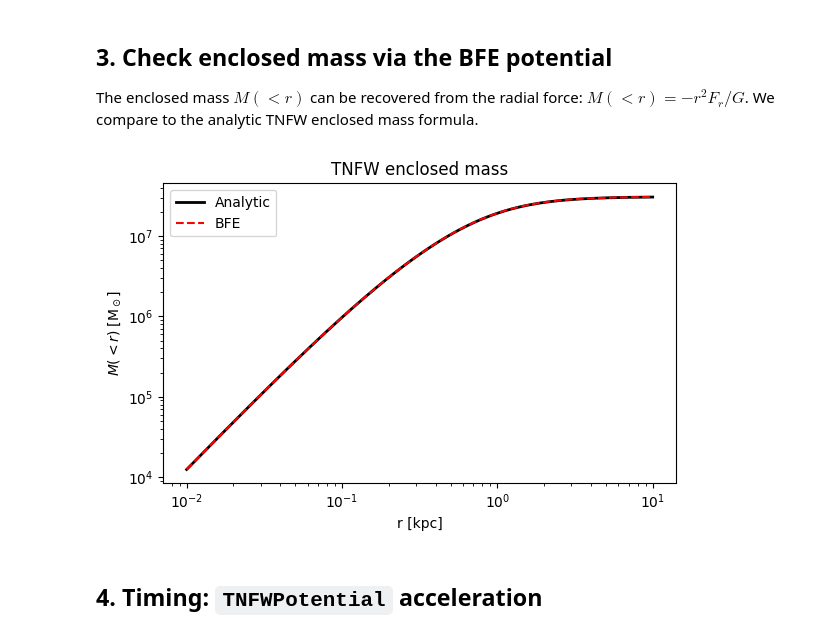
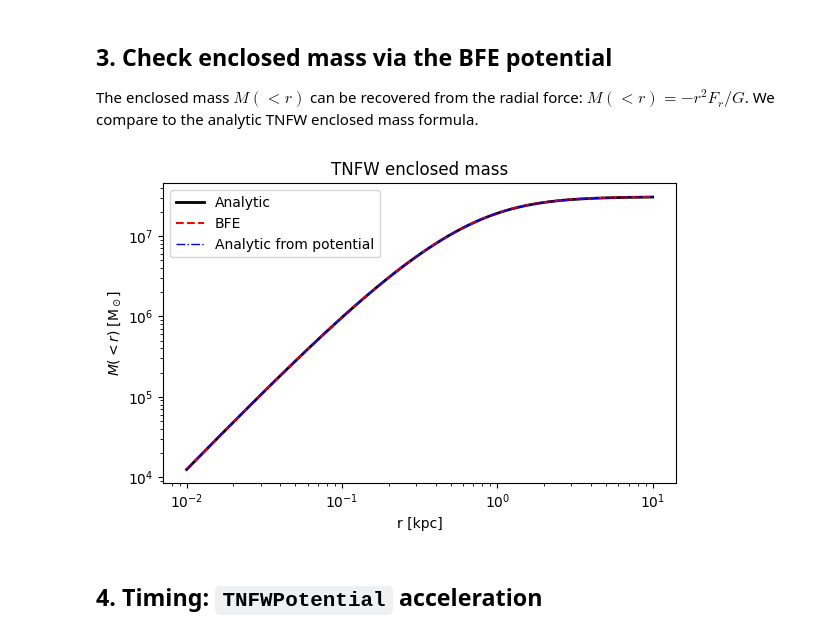
Before and after one commit to jnibauer/streamsculptor, a Jupyter notebook: streamsculptor/examples/tnfw_example.ipynb, the cells around one changed output. Cells and saved outputs as stored; diff of their text form; code cells hidden in the pictures.

Commit message:
tnfw example with analytic form

```diff
--- a/streamsculptor/examples/tnfw_example.ipynb
+++ b/streamsculptor/examples/tnfw_example.ipynb
@@ -65,7 +66,6 @@ Phi at [0.5 0.  0. ]: -4.298080e-05
 from streamsculptor.tnfw import _nfw_params_from_infall, _tidally_evolved_nfw_params
 
 rhos, rs, ft, rt = _tidally_evolved_nfw_params(1e8, 15.0, 1.0, 0.3)
-rhos, rs, ft, rt = float(rhos), float(rs), float(ft), float(rt)
 print(f"rhos={rhos:.3e} Msun/kpc^3,  rs={rs:.3f} kpc,  ft={ft:.3f},  rt={rt:.3f} kpc")
 
 def tnfw_density_analytic(r):
@@ -99,3 +99,40 @@ plt.show()
 # %% [output]
 rhos=4.955e+07 Msun/kpc^3,  rs=0.444 kpc,  ft=0.927,  rt=1.035 kpc
 [figure]
+# %%
+# I did not realize this, but the tnfw actually has a closed form potential!
+# TODO: implement! For now, we can check the autodiff density against the analytic form and the BFE
+def tnfw_potential(xyz, rhos, rs, ft, rt, G=usys.G):
+    """
+    Analytic 3D gravitational potential of the truncated NFW profile (Baltz+2009).
+    """
+    r = jnp.linalg.norm(xyz)
+    # Prevent 1/0 NaN generation during autodiff at the exact core
+    r = jnp.clip(r, a_min=1e-10)
+
+    tau = rt / rs
+    t2  = tau ** 2
+    t2_m1 = t2 - 1
+    t2_p1 = t2 + 1
+
+    # The M0 = 4 * pi * rhos * ft * rs**3 mass definition,
+    # divided by rs for the potential, combined with the global denominator
+    prefactor = G * 4 * jnp.pi * rhos * ft * rs ** 2 * t2 / (t2_p1 ** 2)
+
+    # The constant term ensures Phi -> 0 as r -> infinity
+    term1 = jnp.pi * t2_m1 / (2 * tau) - jnp.log(t2)
+
+    term3 = (2 - t2_m1 * rs / r) * jnp.log(1 + r / rs)
+    term4 = (t2_m1 * rs / (2 * r) - 1) * jnp.log(1 + (r / rt) ** 2)
+    term5 = -(t2_m1 / tau + 2 * rt / r) * jnp.arctan(r / rt)
+
+    return prefactor * (term1 + term3 + term4 + term5)
+
+def tnfw_density_autodiff(r_val):
+    xyz = jnp.array([r_val, 0.0, 0.0])
+
+
+    hessian_matrix = jax.hessian(tnfw_potential, argnums=0)(xyz, rhos, rs, ft, rt, usys.G)
+
+    laplacian = jnp.trace(hessian_matrix)
+    return laplacian / (4 * jnp.pi * usys.G)
@@ -109,34 +176,41 @@ G = ssc.usys.G  # kpc^3 / (Msun Myr^2)
 
 def enclosed_mass_bfe(r):
     xyz = jnp.array([r, 0., 0.])
     Fr = pot_tnfw.acceleration(xyz, 0.)[0]  # radial force (x-direction here)
+    return -r**2 * Fr / G
+
+def enclosed_mass_from_analytic_potential(r):
+    xyz = jnp.array([r,0,0.])
+    Fr = -jax.grad(tnfw_potential, argnums=0)(xyz, rhos, rs, ft, rt, G)[0]
     return -r**2 * Fr / G
 
 def tnfw_enclosed_mass_analytic(R):
     tau = rt / rs
     u   = R / rs
     t2  = tau**2
     term1 = (t2 - 1) / (t2 + 1)**2 * jnp.log(1 + u)
     term2 = 1 / (t2 + 1) * (1 / (1 + u) - 1)
     term3 = -(t2 - 1) / (2 * (t2 + 1)**2) * jnp.log(1 + u**2 / t2)
     term4 = 2 * tau / (t2 + 1)**2 * jnp.arctan(u / tau)
     return 4 * jnp.pi * rhos * ft * rs**3 * t2 * (term1 + term2 + term3 + term4)
 
 r_enc = jnp.logspace(-2, 1, 150)
 M_bfe  = jax.vmap(enclosed_mass_bfe)(r_enc)
 M_true = jax.vmap(tnfw_enclosed_mass_analytic)(r_enc)
+M_analytic_from_potential = jax.vmap(enclosed_mass_from_analytic_potential)(r_enc)
 
 plt.figure(figsize=(6, 4))
 plt.loglog(r_enc, M_true, 'k-',  lw=2,   label='Analytic')
 plt.loglog(r_enc, M_bfe,  'r--', lw=1.5, label='BFE')
+plt.loglog(r_enc, M_analytic_from_potential, 'b-.', lw=1, label='Analytic from potential',zorder=5)
 plt.xlabel('r [kpc]')
 plt.ylabel(r'$M(<r)$ [M$_\odot$]')
 plt.title('TNFW enclosed mass')
 plt.legend()
 plt.tight_layout()
 plt.show()
 # %% [output]
-[figure, old version]
+[figure, new version]
 # %% [markdown]
 ## 4. Timing: `TNFWPotential` acceleration
 # %%
```
Also changed, not shown: parts of 3 cells of this notebook, 3 other files.
